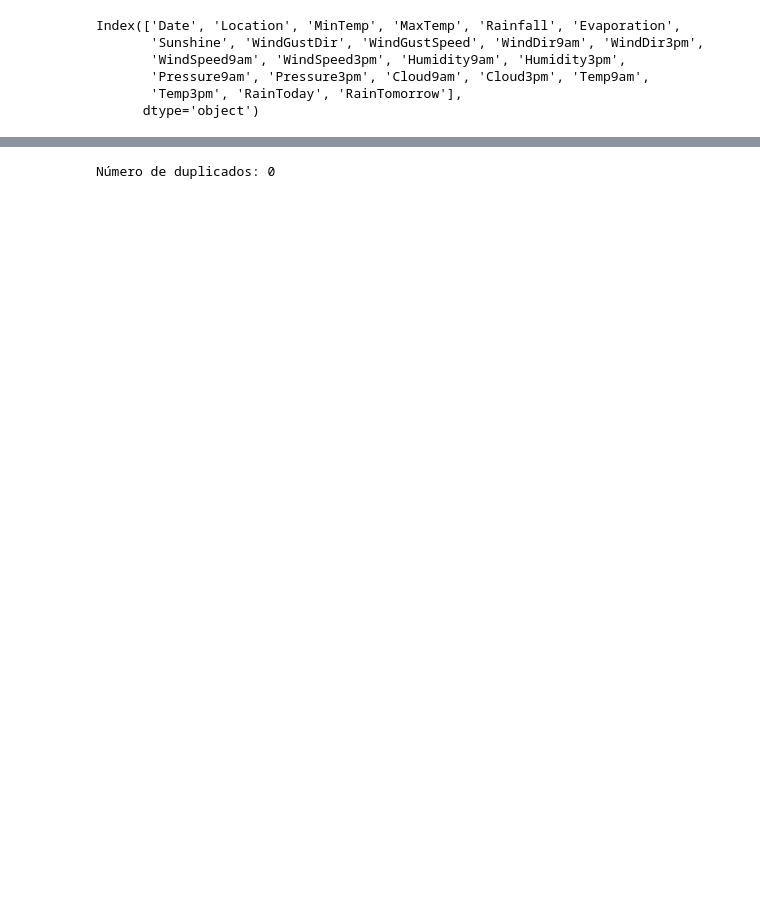
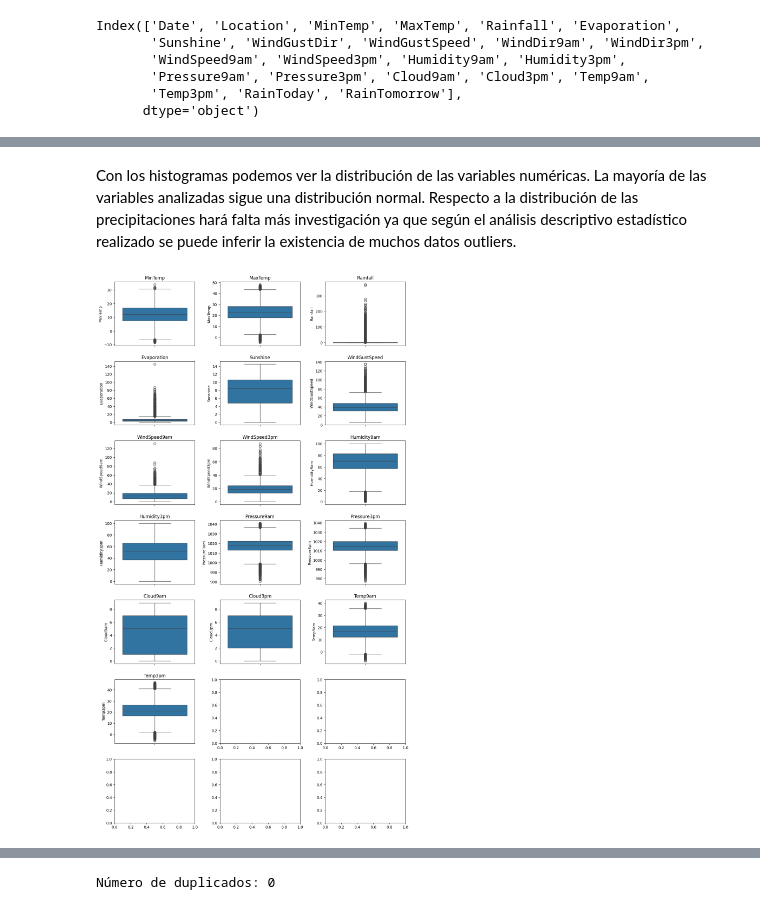
Before and after one commit to luciana11levy/coder, a Jupyter notebook: Data_science_Australia_Rain.ipynb, the cells around one changed output, grey strips where cells are left out. Cells and saved outputs as stored; diff of their text form; code cells hidden in the pictures; blank space fills up the shorter version.

```diff
--- a/Data_science_Australia_Rain.ipynb
+++ b/Data_science_Australia_Rain.ipynb
@@ -71,0 +202,15 @@ RainTomorrow:
+# %% [markdown]
+Con los histogramas podemos ver la distribución de las variables numéricas. La mayoría de las variables analizadas sigue una distribución normal. Respecto a la distribución de las precipitaciones hará falta más investigación ya que según el análisis descriptivo estadístico realizado se puede inferir la existencia de muchos datos outliers.
+# %%
+fig, axes = plt.subplots(nrows=7, ncols=3, figsize=(12, 21))
+axes = axes.reshape(-1)
+
+continuous = [col for col in df.columns if df[col].dtype != object]
+for i, col in enumerate(continuous):
+    sns.boxplot(y=df[col], ax=axes[i])
+    axes[i].set_title(col)
+
+fig.tight_layout(pad=2.0)
+plt.show()
+# %% [output]
+[figure, added]
```
Also changed, not shown: parts of 43 cells of this notebook.
